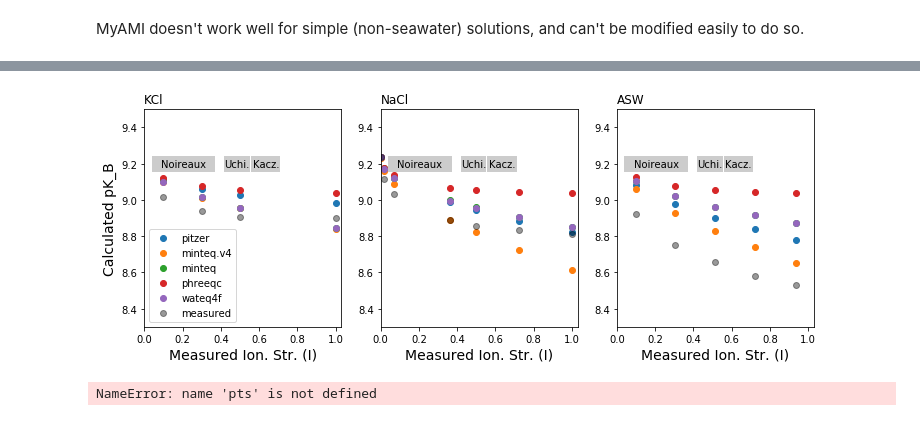
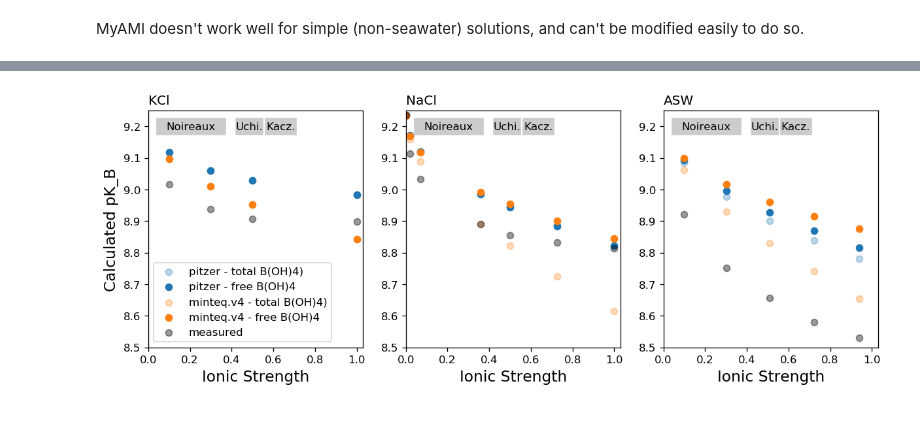
Before and after one commit to oscarbranson/Farmer_2018_Supplement, a Jupyter notebook: Solution Speciation.ipynb, the cells around one changed output, grey strips where cells are left out. Drawn from its saved outputs; the diff is of its cells as text; code cells hidden in the pictures.

```diff
--- a/Solution Speciation.ipynb
+++ b/Solution Speciation.ipynb
@@ -24,2 +26,5 @@ rd = pd.read_csv(raw_data_url, header=[0,1], index_col=[0,1,2])
+# %%
+rd = load.raw_data()
+rd.sort_index(inplace=True)
 # %% [markdown]
 ## Calculate C and B Speciation
@@ -108,20 +67,0 @@ for i, r in tqdm(rd.Solution.iterrows(), total=rd.shape[0]):
-# %%
-# MyAMI speciation calcs, full solution comp
-for i, r in tqdm(rd.Solution.iterrows(), total=rd.shape[0]):
-    aSal = 35 * r['ionstr'] / 0.7
-    # in this case, sal must be 35, to stop salinity corrections on gK calculation
-    rKs = MyAMI_K_calc(r['Temp (°C)'], 35, Ca=r['[Ca] (M)'], Mg=r['[Mg] (M)'],
-                       Na=r['[Na] (M)'], Cl=r['[Cl] (M)'], B=r['[B] (M)'], HSO4=0, SO4=0)
-    rKs.update(non_MyAMI_constants.calc_KF(r['Temp (°C)'], aSal))
-    rKs.update(non_MyAMI_constants.calc_KPs(r['Temp (°C)'], aSal))
-    rKs.update(non_MyAMI_constants.calc_KSi(r['Temp (°C)'], aSal))
-    cout = Csys(r['pH (NBS)'], DIC=r['[DIC] (M)'], BT=r['[B] (M)'], TP=0, TSi=0, unit='mol', Ks=rKs)
-    bout = Bsys(r['pH (NBS)'], BT=r['[B] (M)'], Ks=rKs)
-
-    calc.loc[i, ('MyAMI_full', 'B')] = bout.BT
-    calc.loc[i, ('MyAMI_full', 'BOH3')] = bout.BO3
-    calc.loc[i, ('MyAMI_full', 'BOH4')] = bout.BO4
-    calc.loc[i, ('MyAMI_full', 'C')] = cout.DIC
-    calc.loc[i, ('MyAMI_full', 'CO2')] = cout.CO2
-    calc.loc[i, ('MyAMI_full', 'HCO3')] = cout.HCO3
-    calc.loc[i, ('MyAMI_full', 'CO3')] = cout.CO3
@@ -226,7 +133,7 @@ sub = calc
 
 x = 'ion_str'
 
-for db in databases + ['MyAMI_full', 'MyAMI_eSal']:
+for db in databases + ['MyAMI_full']:
     plt.scatter(sub.loc[:, ('pitzer', x)],
                 -np.log10((10**-sub.loc[:, ('pitzer', 'pH')] *
                            sub.loc[:, (db, 'BOH4')] /
@@ -370,48 +292,48 @@ fig, axs = plt.subplots(1, 3, figsize=[12, 4])
 
 x = 'Ion. Str. (I)'
 xm = 1
-# dbs = ['pitzer', 'minteq.v4']
-dbs = databases
+dbs = ['pitzer', 'minteq.v4']
+# dbs = databases
 
 for sol, ax in zip(['KCl', 'NaCl', 'ASW'], axs):
     sub = pkbs.loc[idx[:, sol] ,:]
     ax.set_title(sol, loc='left')
     for db in dbs:
-        ax.scatter(sub.loc[:, ('orig', x)].values * xm, sub.loc[:, (db, 'pKB')].values, label=db)
-    ax.set_xlabel('Measured ' + x, fontsize=14)
+        pts = ax.scatter(sub.loc[:, ('orig', x)].values * xm, sub.loc[:, (db, 'pKB')].values, alpha=0.3,
+                         label=db + ' - total B(OH)4)')
+        c = pts.get_facecolor().copy()
+        c[0][-1] = 1
+        ax.scatter(sub.loc[:, ('orig', x)].values * xm, sub.loc[:, (db, 'pKB_free')].values, label=db + ' - free B(OH)4', c=c)
+    ax.set_xlabel('Ionic Strength', fontsize=14)
 
     ax.scatter(sub.loc[:, ('orig', x)].values * xm,
                sub.loc[:, ('orig', 'pKB')].values,
                c='k', alpha=0.4, label='measured')
 
 axs[0].legend()
 axs[0].set_ylabel('Calculated pK_B', fontsize=14)
 
 
 for ax in axs:
     ax.set_xlim(0, 1.03)
-    ax.set_ylim(8.3, 9.5)
+    ax.set_ylim(8.5, 9.25)
 #     lims = ax.get_ylim()
 #     ax.set_xlim(lims)
 #     ax.set_ylim(lims)
 #     ax.plot(lims, lims, c='k', ls='dashed', zorder=-1, alpha=0.4)
 
 for ax in axs:
     y = 9.2
     lohi = (.08, .33)
     ax.plot(lohi, [y, y], lw=16, c=(0,0,0,0.2))
     ax.text(np.mean(lohi), y, 'Noireaux', va='center', ha='center', fontsize=10)
 
     lohi = (.46, .51)
     ax.plot(lohi, [y, y], lw=16, c=(0,0,0,0.2))
     ax.text(np.mean(lohi), y, 'Uchi.', va='center', ha='center', fontsize=10)
 
     lohi = (.6, .67)
     ax.plot(lohi, [y, y], lw=16, c=(0,0,0,0.2))
     ax.text(np.mean(lohi), y, 'Kacz.', va='center', ha='center', fontsize=10)
 # %% [output]
-[figure, old version]
+[figure, new version]
-# %%
-pts.get_facecolor()
-# %% [output]
-NameError: name 'pts' is not defined
```
Also changed, not shown: parts of 45 cells of this notebook, 2 other files.
